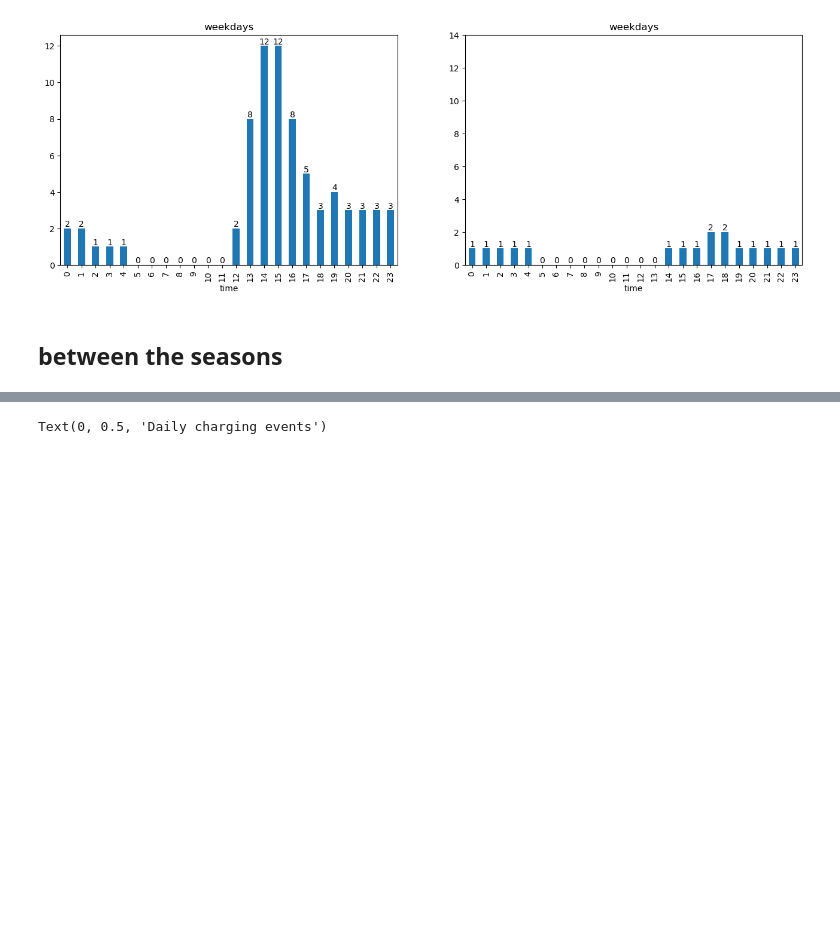
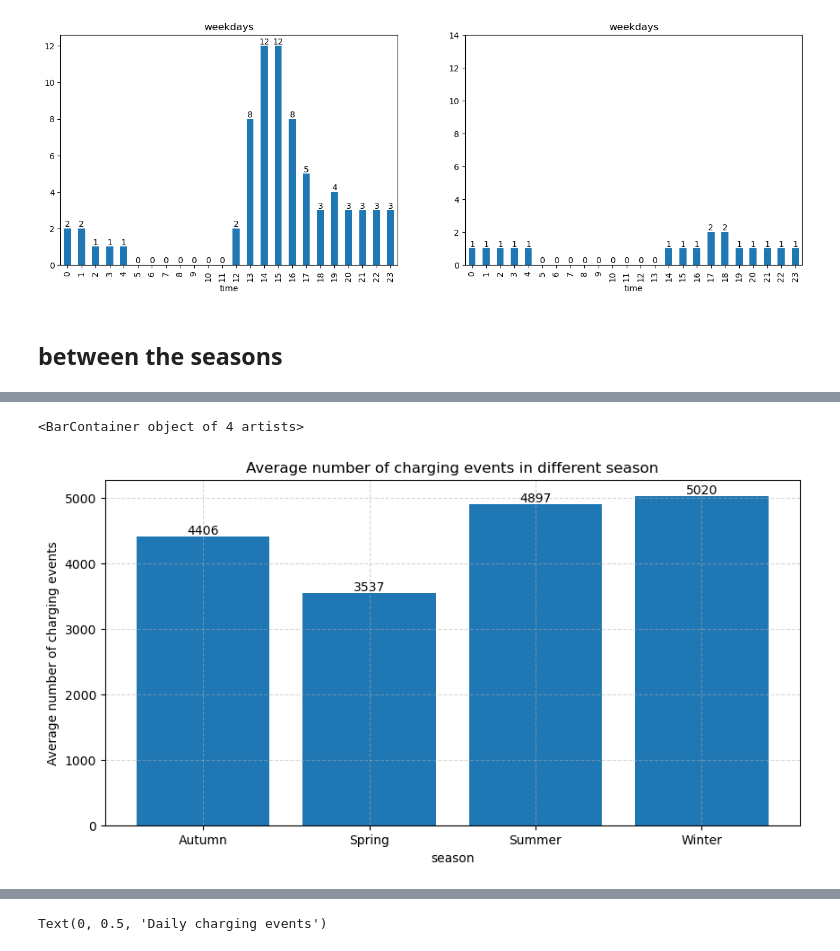
Before and after one commit to JanRkck/AA24, a Jupyter notebook: Descriptive/Temporal Patterns and Seasonality.ipynb, the cells around one changed output, grey strips where cells are left out. Drawn from its saved outputs; the diff is of its cells as text; code cells hidden in the pictures; blank space fills up the shorter version.

```diff
--- a/Descriptive/Temporal Patterns and Seasonality.ipynb
+++ b/Descriptive/Temporal Patterns and Seasonality.ipynb
@@ -315,0 +340,3 @@ for bar in weekend_bars.patches:
+# %%
+number_in_season=df['season'].value_counts()
+number_in_season
@@ -315,0 +350,4 @@ for bar in weekend_bars.patches:
+# %%
+unique_season=df['season'].loc[df['season']!=df['season'].shift(1)]
+season_counts=unique_season.value_counts()
+print(season_counts)
@@ -315,0 +361,7 @@ for bar in weekend_bars.patches:
+# %%
+average_number_in_different_season=number_in_season/season_counts
+average_number_in_different_season=average_number_in_different_season.astype(int)
+# %%
+average_number_in_different_season= average_number_in_different_season.reset_index()
+average_number_in_different_season.columns = ['season', 'Vehicle_charging_Counts']
+average_number_in_different_season
@@ -315,0 +374,15 @@ for bar in weekend_bars.patches:
+# %%
+fig=plt.figure(figsize=(10,5))
+x=average_number_in_different_season['season']
+y=average_number_in_different_season['Vehicle_charging_Counts']
+plt.title('Average number of charging events in different season')
+for (a,b) in zip(x,y):
+    plt.text(x=a,y=b,s=b,ha='center',va='bottom')
+plt.grid(ls="--",alpha=0.5)
+plt.xticks(ticks=range(len(x)), labels=x)
+plt.xlabel('season')
+plt.ylabel('Average number of charging events')
+plt.bar(x,y)
+# %% [output]
+<BarContainer object of 4 artists>
+[figure, added]
```
Also changed, not shown: parts of 10 cells of this notebook.
